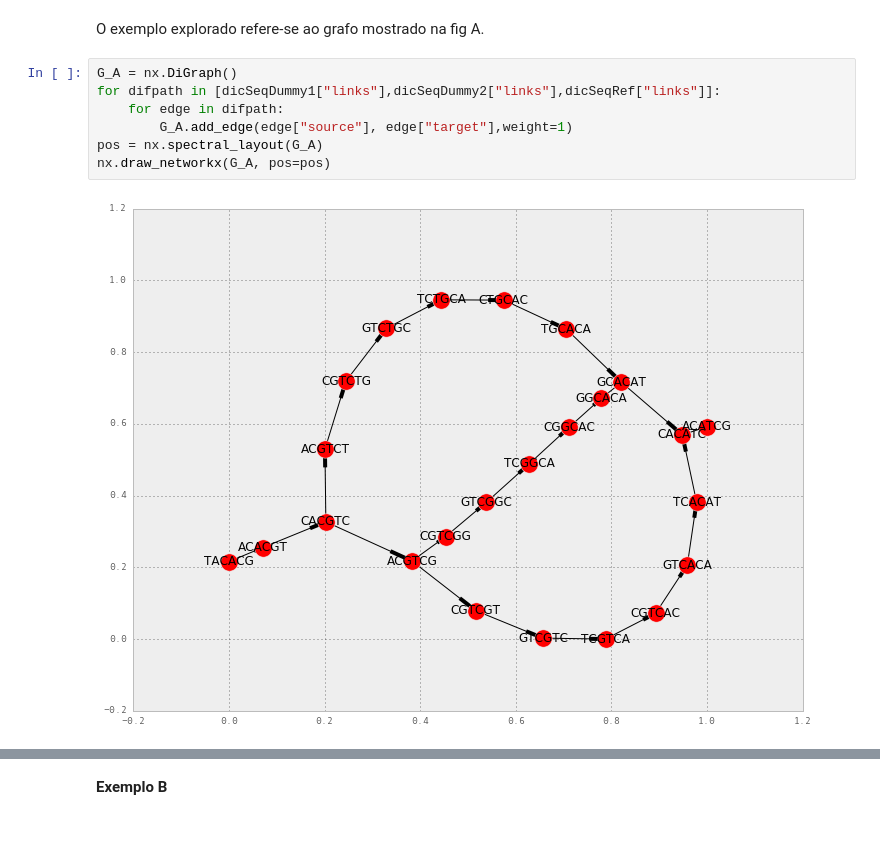
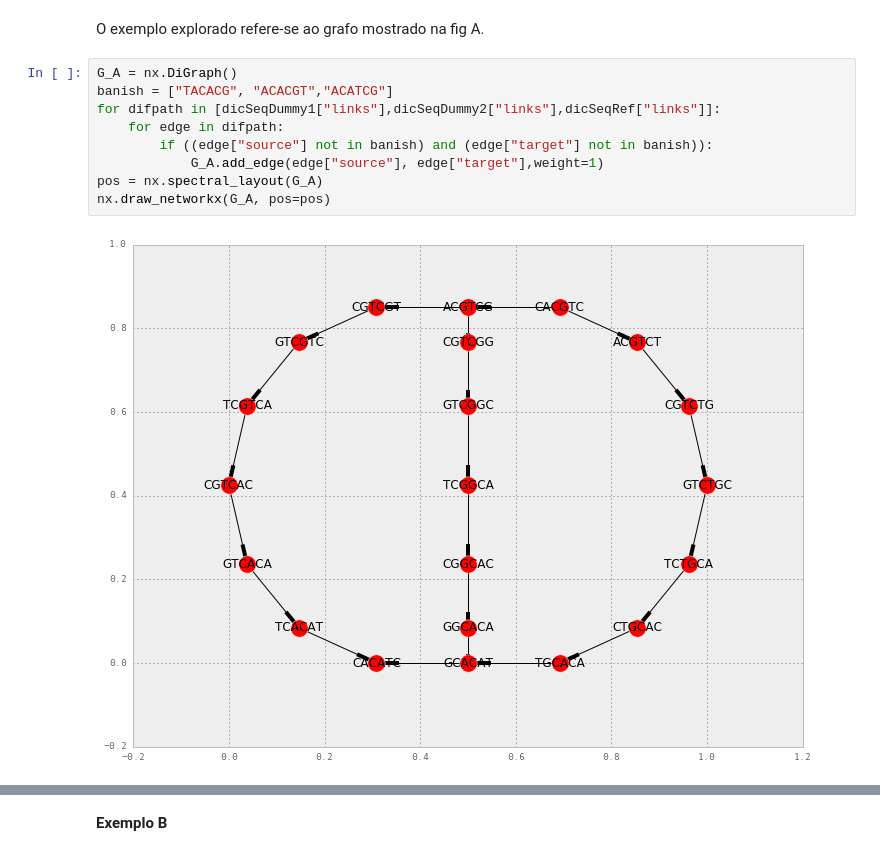
Before and after one commit to rodtheo/entropyDBG, a Jupyter notebook: cdbg.ipynb, the cells around one changed output, grey strips where cells are left out. Saved outputs shown, nothing was run; the diff lists cells and outputs as text.

```diff
--- a/cdbg.ipynb
+++ b/cdbg.ipynb
@@ -1170,10 +1135,12 @@ I_VII
 O exemplo explorado refere-se ao grafo mostrado na fig A.
 # %%
 G_A = nx.DiGraph()
+banish = ["TACACG", "ACACGT","ACATCG"]
 for difpath in [dicSeqDummy1["links"],dicSeqDummy2["links"],dicSeqRef["links"]]:
     for edge in difpath:
-        G_A.add_edge(edge["source"], edge["target"],weight=1)
+        if ((edge["source"] not in banish) and (edge["target"] not in banish)):
+            G_A.add_edge(edge["source"], edge["target"],weight=1)
 pos = nx.spectral_layout(G_A)
 nx.draw_networkx(G_A, pos=pos)
 # %% [output]
-[figure, old version]
+[figure, new version]
```
Also changed, not shown: parts of 52 cells of this notebook, 1 other file.
